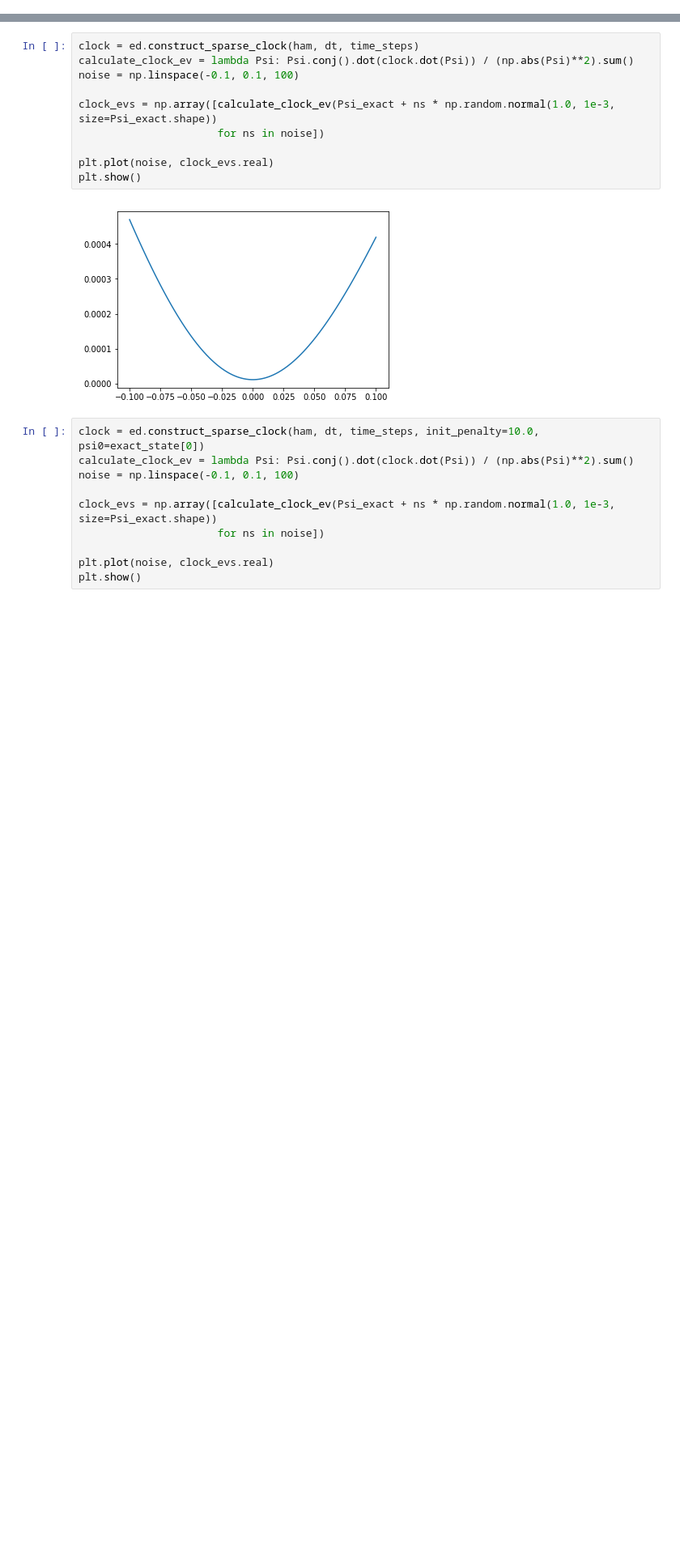
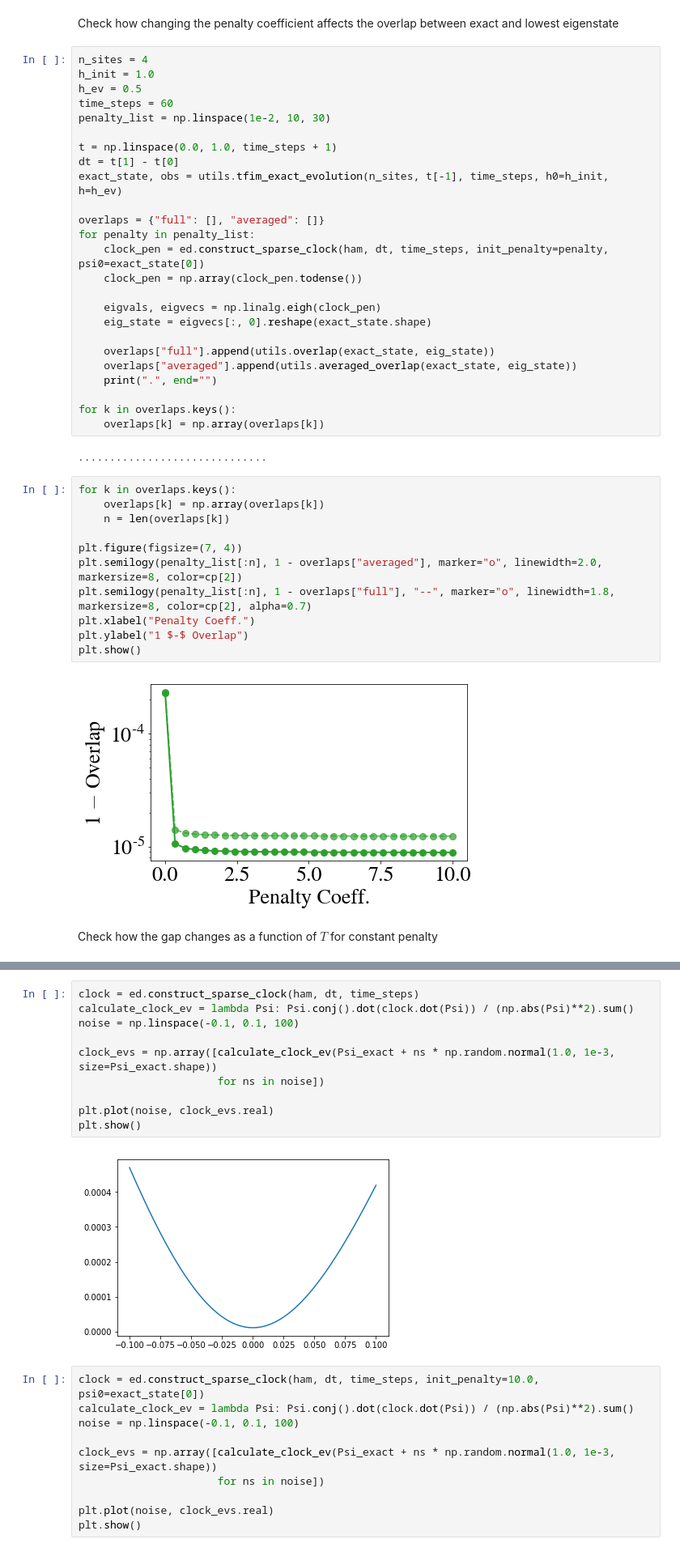
Before and after one commit to stavros11/Time-Evolution, a Jupyter notebook: ed.ipynb, the cells around one changed output, grey strips where cells are left out. Shown at 81% size. Saved outputs shown, nothing was run; the diff lists cells and outputs as text; blank space fills up the shorter version.

```diff
--- a/ed.ipynb
+++ b/ed.ipynb
@@ -18,0 +130,44 @@ Psi_exact = exact_state.ravel()
+# %% [markdown]
+Check how changing the penalty coefficient affects the overlap between exact and lowest eigenstate
+# %%
+n_sites = 4
+h_init = 1.0
+h_ev = 0.5
+time_steps = 60
+penalty_list = np.linspace(1e-2, 10, 30)
+
+t = np.linspace(0.0, 1.0, time_steps + 1)
+dt = t[1] - t[0]
+exact_state, obs = utils.tfim_exact_evolution(n_sites, t[-1], time_steps, h0=h_init, h=h_ev)
+
+overlaps = {"full": [], "averaged": []}
+for penalty in penalty_list:
+    clock_pen = ed.construct_sparse_clock(ham, dt, time_steps, init_penalty=penalty, psi0=exact_state[0])
+    clock_pen = np.array(clock_pen.todense())
+
+    eigvals, eigvecs = np.linalg.eigh(clock_pen)
+    eig_state = eigvecs[:, 0].reshape(exact_state.shape)
+
+    overlaps["full"].append(utils.overlap(exact_state, eig_state))
+    overlaps["averaged"].append(utils.averaged_overlap(exact_state, eig_state))
+    print(".", end="")
+
+for k in overlaps.keys():
+    overlaps[k] = np.array(overlaps[k])
+# %% [output]
+..............................
+# %%
+for k in overlaps.keys():
+    overlaps[k] = np.array(overlaps[k])
+    n = len(overlaps[k])
+
+plt.figure(figsize=(7, 4))
+plt.semilogy(penalty_list[:n], 1 - overlaps["averaged"], marker="o", linewidth=2.0, markersize=8, color=cp[2])
+plt.semilogy(penalty_list[:n], 1 - overlaps["full"], "--", marker="o", linewidth=1.8, markersize=8, color=cp[2], alpha=0.7)
+plt.xlabel("Penalty Coeff.")
+plt.ylabel("1 $-$ Overlap")
+plt.show()
+# %% [output]
+[figure, added]
+# %% [markdown]
+Check how the gap changes as a function of $T$ for constant penalty
```
Also changed, not shown: parts of 18 cells of this notebook, 1 other file.
